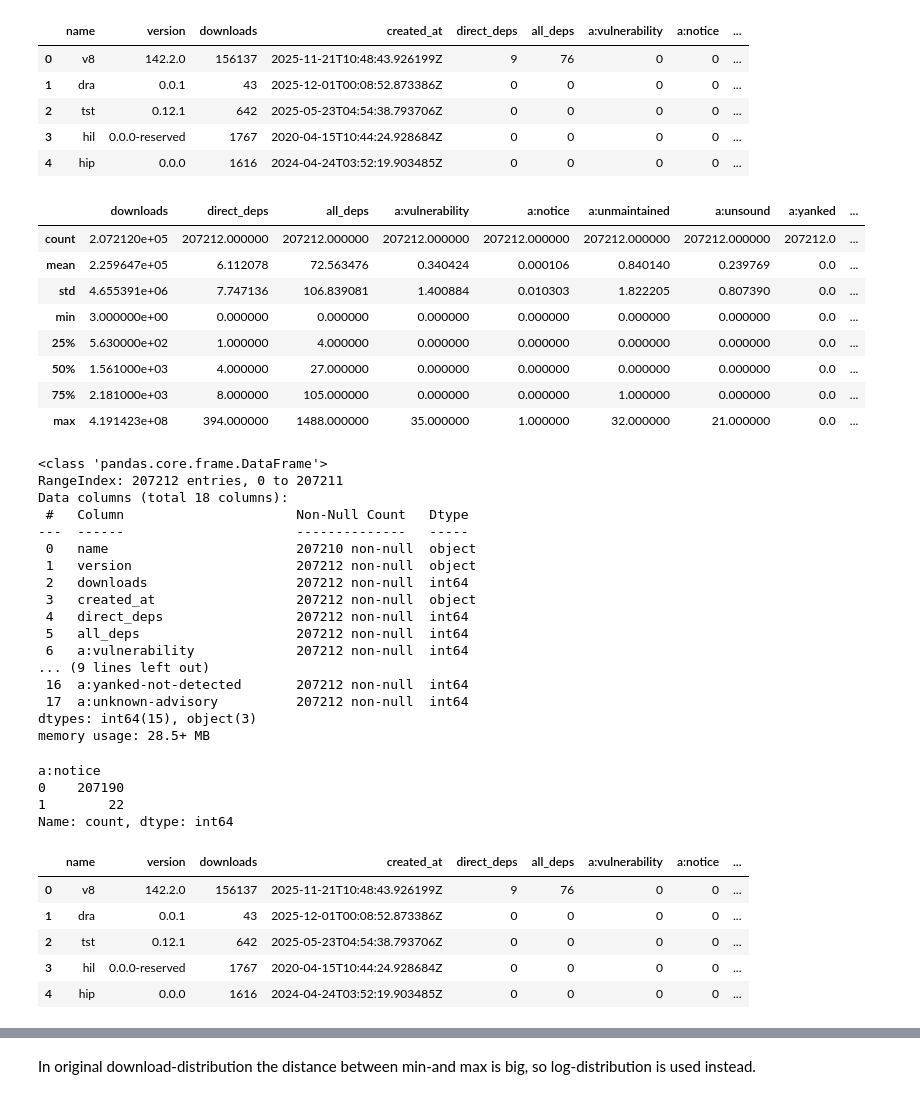
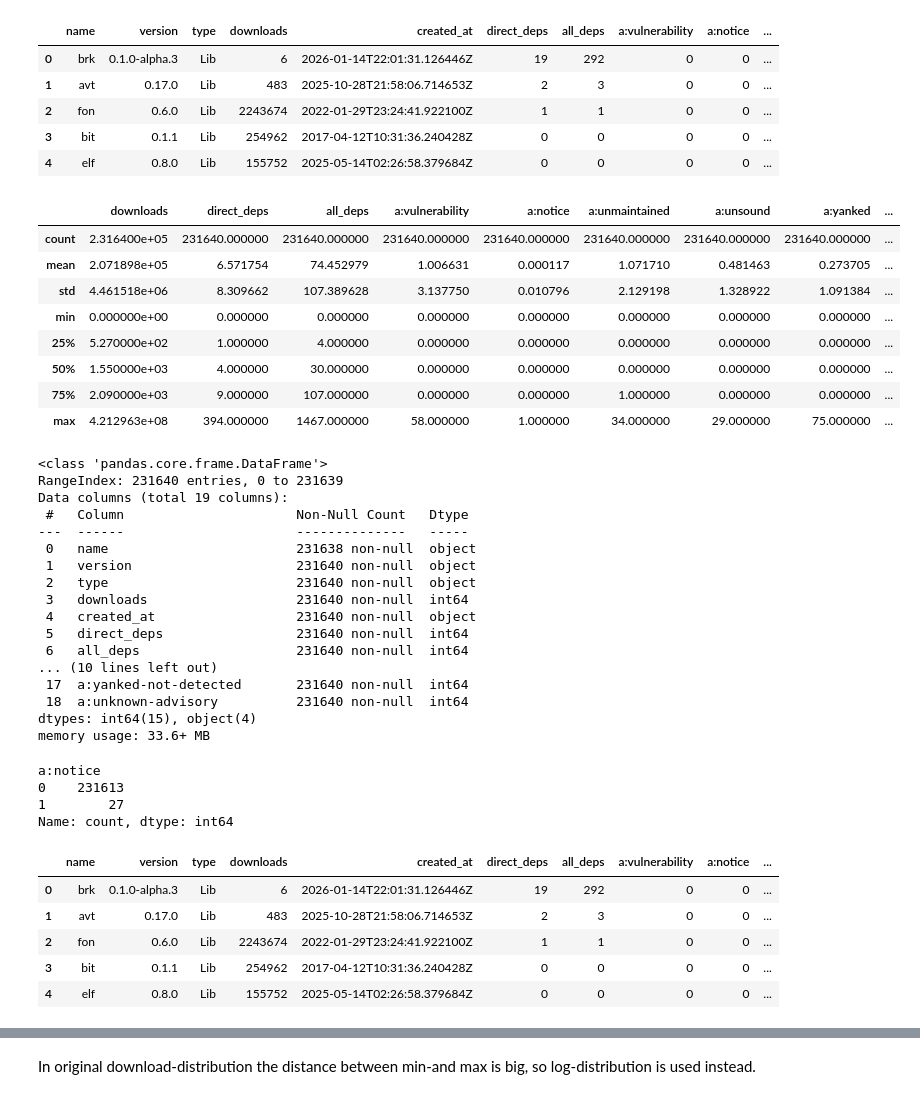
Before and after one commit to Mr-Leshiy/crates.io_analysis, a Jupyter notebook: analysis.ipynb, the cells around one changed output, grey strips where cells are left out. Drawn from its saved outputs; the diff is of its cells as text; code cells hidden in the pictures.

```diff
--- a/analysis.ipynb
+++ b/analysis.ipynb
@@ -3,78 +3,78 @@ import pandas as pd
 import matplotlib.pyplot as plt
 import numpy as np
 import random
 
 # Define a list of colors you like
 colors = [# Blues & Teals
     'skyblue', 'cornflowerblue', 'steelblue', 'royalblue', 'dodgerblue',
     'deepskyblue', 'teal', 'darkcyan', 'cadetblue', 'turquoise',
 
     # Reds & Oranges
     'salmon', 'tomato', 'coral', 'lightcoral', 'indianred',
     'firebrick', 'darkorange', 'orange', 'gold', 'crimson',
 
     # Greens
     'lightgreen', 'limegreen', 'forestgreen', 'mediumseagreen',
     'seagreen', 'olive', 'yellowgreen', 'mediumspringgreen',
 
     # Purples & Pinks
     'orchid', 'mediumorchid', 'plum', 'violet', 'mediumpurple',
     'blueviolet', 'darkmagenta', 'hotpink', 'deeppink', 'palevioletred',
 
     # Earth Tones / Greys
     'sienna', 'peru', 'chocolate', 'sandybrown', 'slategrey'
     ]
 
 # Pick one randomly
 random_color = random.choice(colors)
 
-df = pd.read_csv("data/8a1a8b543d296cf275dad0458ee05c4161f0e21a.csv")
+df = pd.read_csv("data/746a989f20004917180d7d02c12b72bb942c8a5f.csv")
 df.head()
 # %% [output]
-|  | name | version | downloads | created_at | direct_deps | all_deps | a:vulnerability | a:notice | ... |
-| 0 | v8 | 142.2.0 | 156137 | 2025-11-21T10:48:43.926199Z | 9 | 76 | 0 | 0 | ... |
-| 1 | dra | 0.0.1 | 43 | 2025-12-01T00:08:52.873386Z | 0 | 0 | 0 | 0 | ... |
-| 2 | tst | 0.12.1 | 642 | 2025-05-23T04:54:38.793706Z | 0 | 0 | 0 | 0 | ... |
-| 3 | hil | 0.0.0-reserved | 1767 | 2020-04-15T10:44:24.928684Z | 0 | 0 | 0 | 0 | ... |
-| 4 | hip | 0.0.0 | 1616 | 2024-04-24T03:52:19.903485Z | 0 | 0 | 0 | 0 | ... |
+|  | name | version | type | downloads | created_at | direct_deps | all_deps | a:vulnerability | a:notice | ... |
+| 0 | brk | 0.1.0-alpha.3 | Lib | 6 | 2026-01-14T22:01:31.126446Z | 19 | 292 | 0 | 0 | ... |
+| 1 | avt | 0.17.0 | Lib | 483 | 2025-10-28T21:58:06.714653Z | 2 | 3 | 0 | 0 | ... |
+| 2 | fon | 0.6.0 | Lib | 2243674 | 2022-01-29T23:24:41.922100Z | 1 | 1 | 0 | 0 | ... |
+| 3 | bit | 0.1.1 | Lib | 254962 | 2017-04-12T10:31:36.240428Z | 0 | 0 | 0 | 0 | ... |
+| 4 | elf | 0.8.0 | Lib | 155752 | 2025-05-14T02:26:58.379684Z | 0 | 0 | 0 | 0 | ... |
 # %%
 df.describe()
 # %% [output]
 |  | downloads | direct_deps | all_deps | a:vulnerability | a:notice | a:unmaintained | a:unsound | a:yanked | ... |
-| count | 2.072120e+05 | 207212.000000 | 207212.000000 | 207212.000000 | 207212.000000 | 207212.000000 | 207212.000000 | 207212.0 | ... |
-| mean | 2.259647e+05 | 6.112078 | 72.563476 | 0.340424 | 0.000106 | 0.840140 | 0.239769 | 0.0 | ... |
-| std | 4.655391e+06 | 7.747136 | 106.839081 | 1.400884 | 0.010303 | 1.822205 | 0.807390 | 0.0 | ... |
-| min | 3.000000e+00 | 0.000000 | 0.000000 | 0.000000 | 0.000000 | 0.000000 | 0.000000 | 0.0 | ... |
-| 25% | 5.630000e+02 | 1.000000 | 4.000000 | 0.000000 | 0.000000 | 0.000000 | 0.000000 | 0.0 | ... |
-| 50% | 1.561000e+03 | 4.000000 | 27.000000 | 0.000000 | 0.000000 | 0.000000 | 0.000000 | 0.0 | ... |
-| 75% | 2.181000e+03 | 8.000000 | 105.000000 | 0.000000 | 0.000000 | 1.000000 | 0.000000 | 0.0 | ... |
-| max | 4.191423e+08 | 394.000000 | 1488.000000 | 35.000000 | 1.000000 | 32.000000 | 21.000000 | 0.0 | ... |
+| count | 2.316400e+05 | 231640.000000 | 231640.000000 | 231640.000000 | 231640.000000 | 231640.000000 | 231640.000000 | 231640.000000 | ... |
+| mean | 2.071898e+05 | 6.571754 | 74.452979 | 1.006631 | 0.000117 | 1.071710 | 0.481463 | 0.273705 | ... |
+| std | 4.461518e+06 | 8.309662 | 107.389628 | 3.137750 | 0.010796 | 2.129198 | 1.328922 | 1.091384 | ... |
+| min | 0.000000e+00 | 0.000000 | 0.000000 | 0.000000 | 0.000000 | 0.000000 | 0.000000 | 0.000000 | ... |
+| 25% | 5.270000e+02 | 1.000000 | 4.000000 | 0.000000 | 0.000000 | 0.000000 | 0.000000 | 0.000000 | ... |
+| 50% | 1.550000e+03 | 4.000000 | 30.000000 | 0.000000 | 0.000000 | 0.000000 | 0.000000 | 0.000000 | ... |
+| 75% | 2.090000e+03 | 9.000000 | 107.000000 | 0.000000 | 0.000000 | 1.000000 | 0.000000 | 0.000000 | ... |
+| max | 4.212963e+08 | 394.000000 | 1467.000000 | 58.000000 | 1.000000 | 34.000000 | 29.000000 | 75.000000 | ... |
 # %%
 df.info()
 # %% [output]
 <class 'pandas.core.frame.DataFrame'>
-RangeIndex: 207212 entries, 0 to 207211
-Data columns (total 18 columns):
+RangeIndex: 231640 entries, 0 to 231639
+Data columns (total 19 columns):
  #   Column                      Non-Null Count   Dtype
 ---  ------                      --------------   -----
- 0   name                        207210 non-null  object
- 1   version                     207212 non-null  object
- 2   downloads                   207212 non-null  int64
- 3   created_at                  207212 non-null  object
- 4   direct_deps                 207212 non-null  int64
- 5   all_deps                    207212 non-null  int64
- 6   a:vulnerability             207212 non-null  int64
-... (9 lines left out)
- 16  a:yanked-not-detected       207212 non-null  int64
- 17  a:unknown-advisory          207212 non-null  int64
-dtypes: int64(15), object(3)
-memory usage: 28.5+ MB
+ 0   name                        231638 non-null  object
+ 1   version                     231640 non-null  object
+ 2   type                        231640 non-null  object
+ 3   downloads                   231640 non-null  int64
+ 4   created_at                  231640 non-null  object
+ 5   direct_deps                 231640 non-null  int64
+ 6   all_deps                    231640 non-null  int64
+... (10 lines left out)
+ 17  a:yanked-not-detected       231640 non-null  int64
+ 18  a:unknown-advisory          231640 non-null  int64
+dtypes: int64(15), object(4)
+memory usage: 33.6+ MB
 # %%
 df["a:notice"].value_counts()
 # %% [output]
 a:notice
-0    207190
-1        22
+0    231613
+1        27
 Name: count, dtype: int64
 # %%
 to_drop = [
@@ -93,12 +93,12 @@ df.drop(
 )
 df.head()
 # %% [output]
-|  | name | version | downloads | created_at | direct_deps | all_deps | a:vulnerability | a:notice | ... |
-| 0 | v8 | 142.2.0 | 156137 | 2025-11-21T10:48:43.926199Z | 9 | 76 | 0 | 0 | ... |
-| 1 | dra | 0.0.1 | 43 | 2025-12-01T00:08:52.873386Z | 0 | 0 | 0 | 0 | ... |
-| 2 | tst | 0.12.1 | 642 | 2025-05-23T04:54:38.793706Z | 0 | 0 | 0 | 0 | ... |
-| 3 | hil | 0.0.0-reserved | 1767 | 2020-04-15T10:44:24.928684Z | 0 | 0 | 0 | 0 | ... |
-| 4 | hip | 0.0.0 | 1616 | 2024-04-24T03:52:19.903485Z | 0 | 0 | 0 | 0 | ... |
+|  | name | version | type | downloads | created_at | direct_deps | all_deps | a:vulnerability | a:notice | ... |
+| 0 | brk | 0.1.0-alpha.3 | Lib | 6 | 2026-01-14T22:01:31.126446Z | 19 | 292 | 0 | 0 | ... |
+| 1 | avt | 0.17.0 | Lib | 483 | 2025-10-28T21:58:06.714653Z | 2 | 3 | 0 | 0 | ... |
+| 2 | fon | 0.6.0 | Lib | 2243674 | 2022-01-29T23:24:41.922100Z | 1 | 1 | 0 | 0 | ... |
+| 3 | bit | 0.1.1 | Lib | 254962 | 2017-04-12T10:31:36.240428Z | 0 | 0 | 0 | 0 | ... |
+| 4 | elf | 0.8.0 | Lib | 155752 | 2025-05-14T02:26:58.379684Z | 0 | 0 | 0 | 0 | ... |
 # %%
 df["time"] = pd.to_datetime(df["created_at"], format="mixed", utc=True)
 # %%
```
Also changed, not shown: parts of 20 cells of this notebook.
